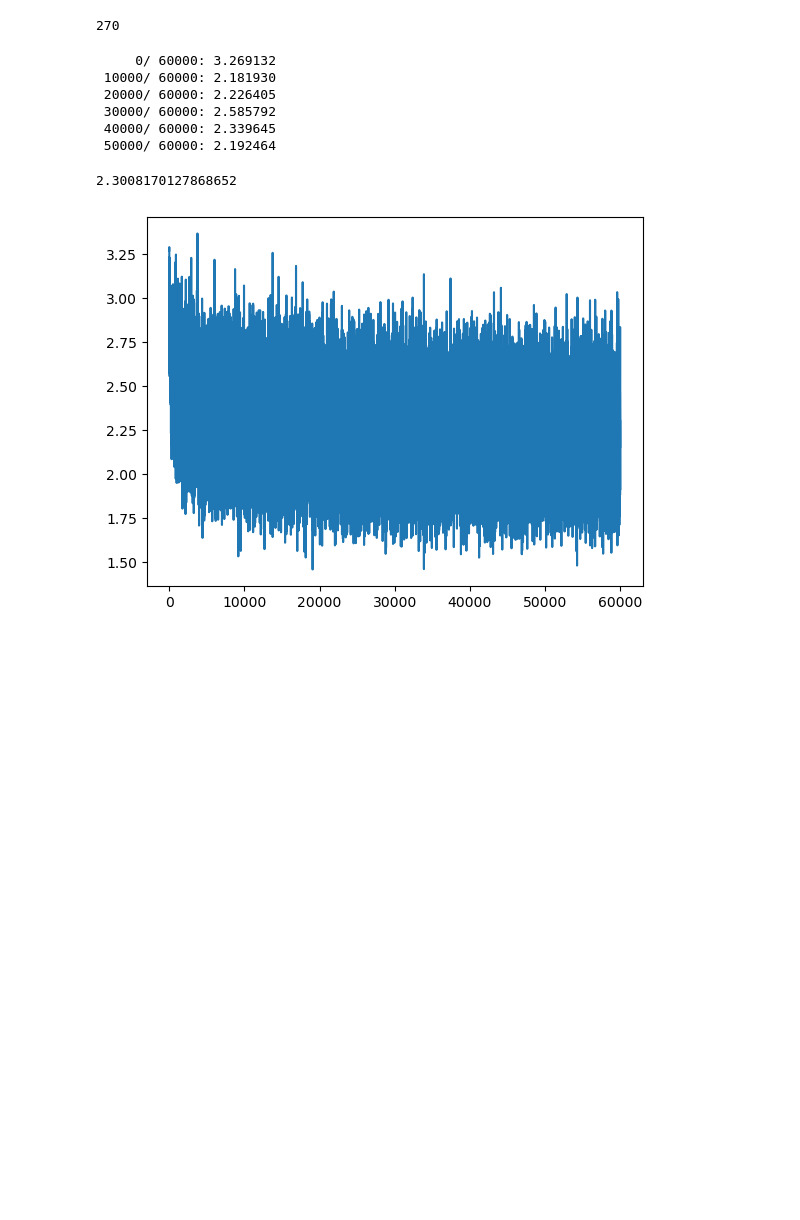
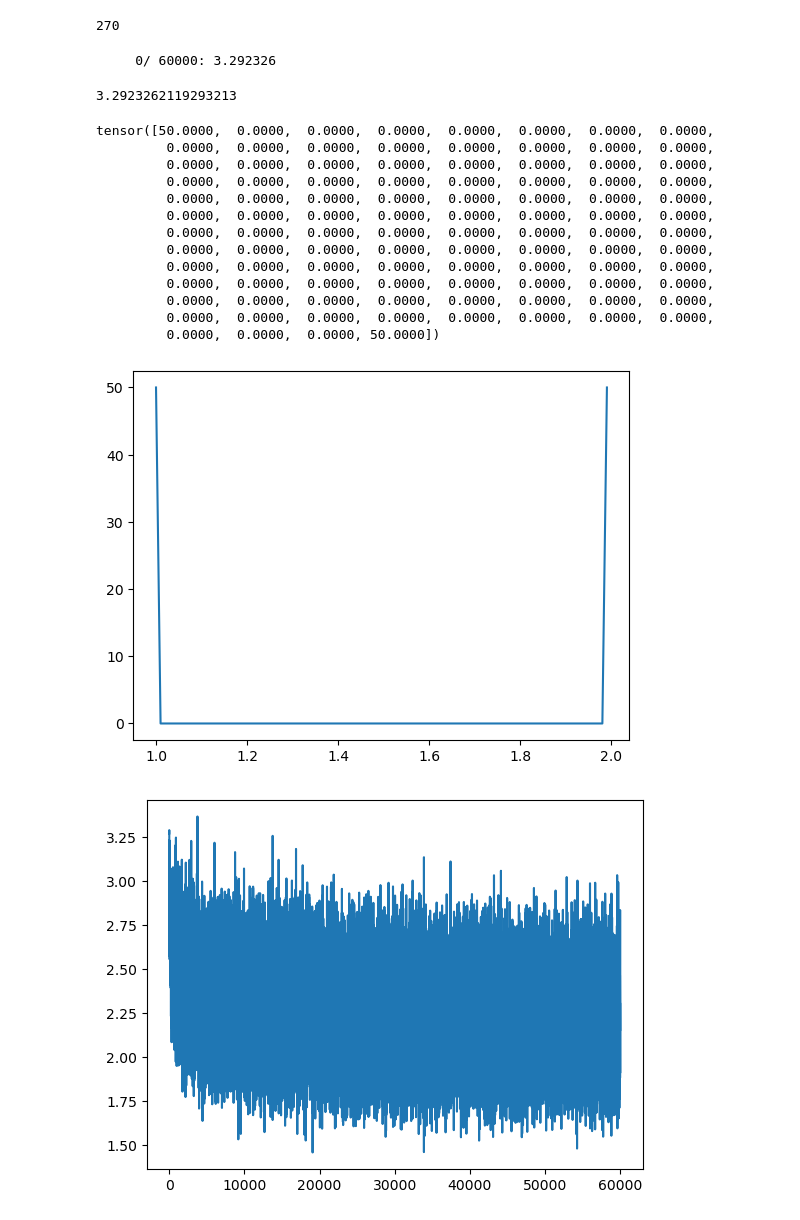
Before and after one commit to stkao05/makemore, a Jupyter notebook: mlp.ipynb, the cells around one changed output. Saved outputs shown, nothing was run; the diff lists cells and outputs as text; code cells hidden in the pictures; blank space fills up the shorter version.

```diff
--- a/mlp.ipynb
+++ b/mlp.ipynb
@@ -167,15 +167,30 @@ for i in range(epoch):
     if i > 20000:
         lr = 0.01
 
+    break
+
 history[-1]
 # %% [output]
-     0/ 60000: 3.269132
- 10000/ 60000: 2.181930
- 20000/ 60000: 2.226405
- 30000/ 60000: 2.585792
- 40000/ 60000: 2.339645
- 50000/ 60000: 2.192464
+     0/ 60000: 3.292326
-2.3008170127868652
+3.2923262119293213
+# %%
+hy, hx = torch.histogram(torch.tensor([1., 2, 2, 1]), density=True)
+plt.plot(hx[:-1].detach(), hy.detach())
+# %% [output]
+tensor([50.0000,  0.0000,  0.0000,  0.0000,  0.0000,  0.0000,  0.0000,  0.0000,
+         0.0000,  0.0000,  0.0000,  0.0000,  0.0000,  0.0000,  0.0000,  0.0000,
+         0.0000,  0.0000,  0.0000,  0.0000,  0.0000,  0.0000,  0.0000,  0.0000,
+         0.0000,  0.0000,  0.0000,  0.0000,  0.0000,  0.0000,  0.0000,  0.0000,
+         0.0000,  0.0000,  0.0000,  0.0000,  0.0000,  0.0000,  0.0000,  0.0000,
+         0.0000,  0.0000,  0.0000,  0.0000,  0.0000,  0.0000,  0.0000,  0.0000,
+         0.0000,  0.0000,  0.0000,  0.0000,  0.0000,  0.0000,  0.0000,  0.0000,
+         0.0000,  0.0000,  0.0000,  0.0000,  0.0000,  0.0000,  0.0000,  0.0000,
+         0.0000,  0.0000,  0.0000,  0.0000,  0.0000,  0.0000,  0.0000,  0.0000,
+         0.0000,  0.0000,  0.0000,  0.0000,  0.0000,  0.0000,  0.0000,  0.0000,
+         0.0000,  0.0000,  0.0000,  0.0000,  0.0000,  0.0000,  0.0000,  0.0000,
+         0.0000,  0.0000,  0.0000,  0.0000,  0.0000,  0.0000,  0.0000,  0.0000,
+         0.0000,  0.0000,  0.0000, 50.0000])
+[figure, added]
 # %%
 plt.plot(history);
 # %% [output]
```
